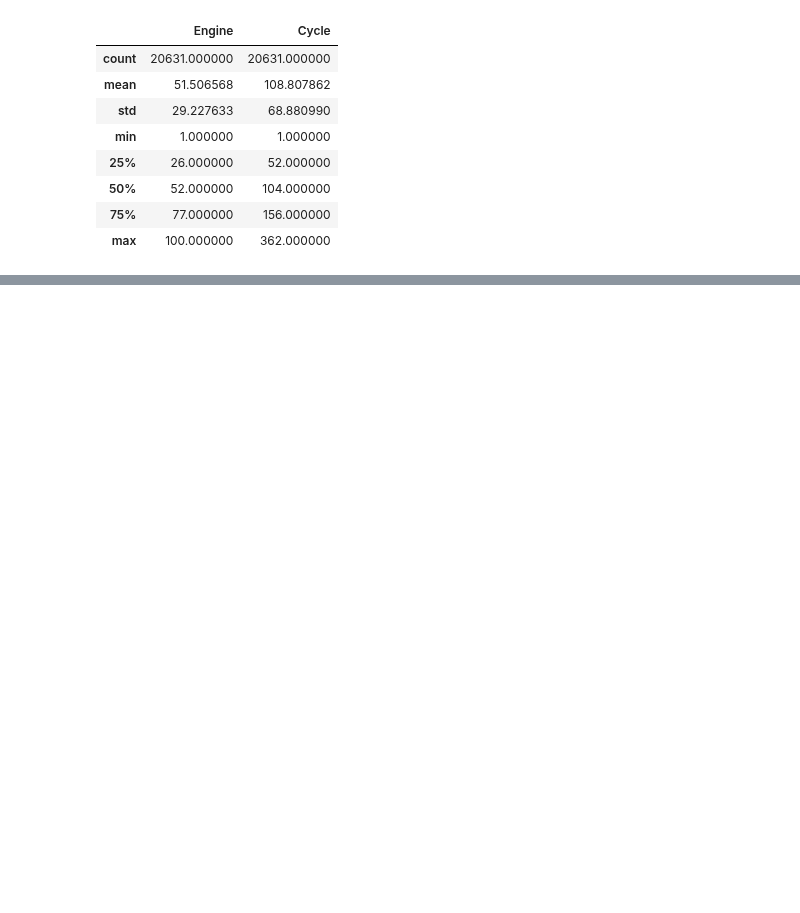
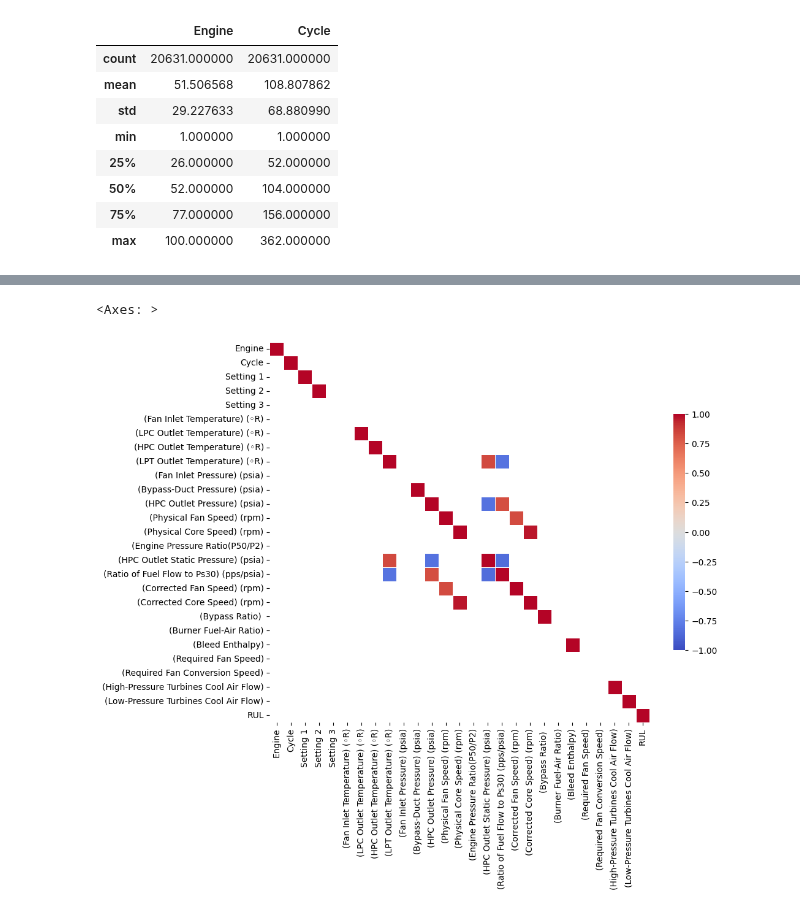
Before and after one commit to Shahriar-0/Neural-Networks-and-Deep-Learning-Course-Projects-S2024, a Jupyter notebook: HW4-RecurrentNeuralNetworks/src/CPSs.ipynb, the cells around one changed output, grey strips where cells are left out. Drawn from its saved outputs; the diff is of its cells as text; code cells hidden in the pictures; blank space fills up the shorter version.

```diff
--- a/HW4-RecurrentNeuralNetworks/src/CPSs.ipynb
+++ b/HW4-RecurrentNeuralNetworks/src/CPSs.ipynb
@@ -139,0 +191,13 @@ Text(0, 0.5, 'max_cycle')
+# %%
+def add_remaining_useful_life(df: pd.DataFrame, cycles_after_last_cycle: pd.Series = None) -> pd.DataFrame:
+    if cycles_after_last_cycle is not None:
+        max_cycle = df.groupby("Engine")["Cycle"].transform("max")
+        df = df.merge(cycles_after_last_cycle, on="Engine", how="left")
+        df["RUL"] = df["RUL"] + (max_cycle - df["Cycle"])
+    else:
+        max_cycle = df.groupby("Engine")["Cycle"].transform("max")
+        df["RUL"] = max_cycle - df["Cycle"]
+    return df
+# %%
+df_train = add_remaining_useful_life(df_train)
+df_train.head()
@@ -139,0 +221,21 @@ Text(0, 0.5, 'max_cycle')
+# %%
+corr = df_train.corr()
+threshold = 0.8
+mask = corr.where((abs(corr) >= threshold)).isna()
+
+f, ax = plt.subplots(figsize=(10, 10))
+
+sns.heatmap(
+    corr,
+    mask=mask,
+    cmap="coolwarm",
+    vmax=1,
+    vmin=-1,
+    center=0,
+    square=True,
+    linewidths=0.5,
+    cbar_kws={"shrink": 0.5},
+)
+# %% [output]
+<Axes: >
+[figure, added]
```
Also changed, not shown: parts of 13 cells of this notebook.
